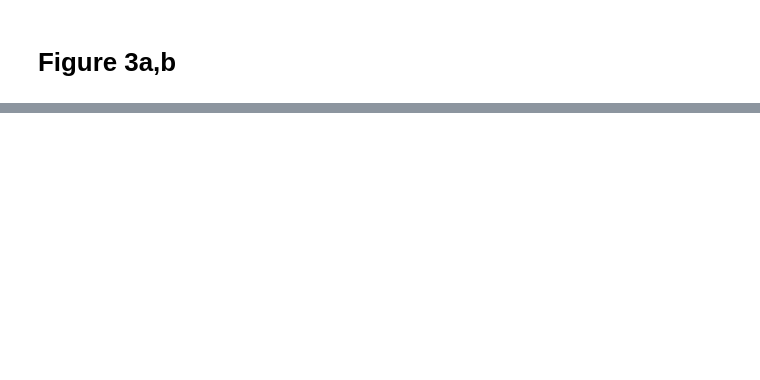
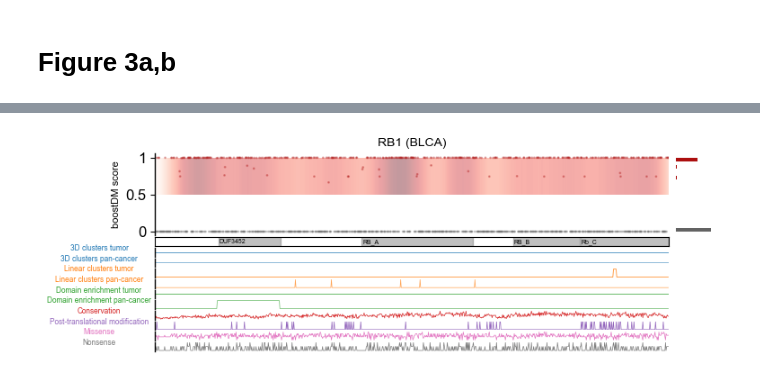
Before and after one commit to bbglab/boostdm-analyses, a Jupyter notebook: Figure3/display_panels_Figure3_ferran.ipynb, the cells around one changed output, grey strips where cells are left out. Cells and saved outputs as stored; diff of their text form; code cells hidden in the pictures; blank space fills up the shorter version.

```diff
--- a/Figure3/display_panels_Figure3_ferran.ipynb
+++ b/Figure3/display_panels_Figure3_ferran.ipynb
@@ -29,0 +36,4 @@ plot_blueprint('TP53', 'COREAD')
+# %%
+plot_blueprint('RB1', 'BLCA')
+# %% [output]
+[figure, added]
```
Also changed, not shown: parts of 6 cells of this notebook, 1 other file.
